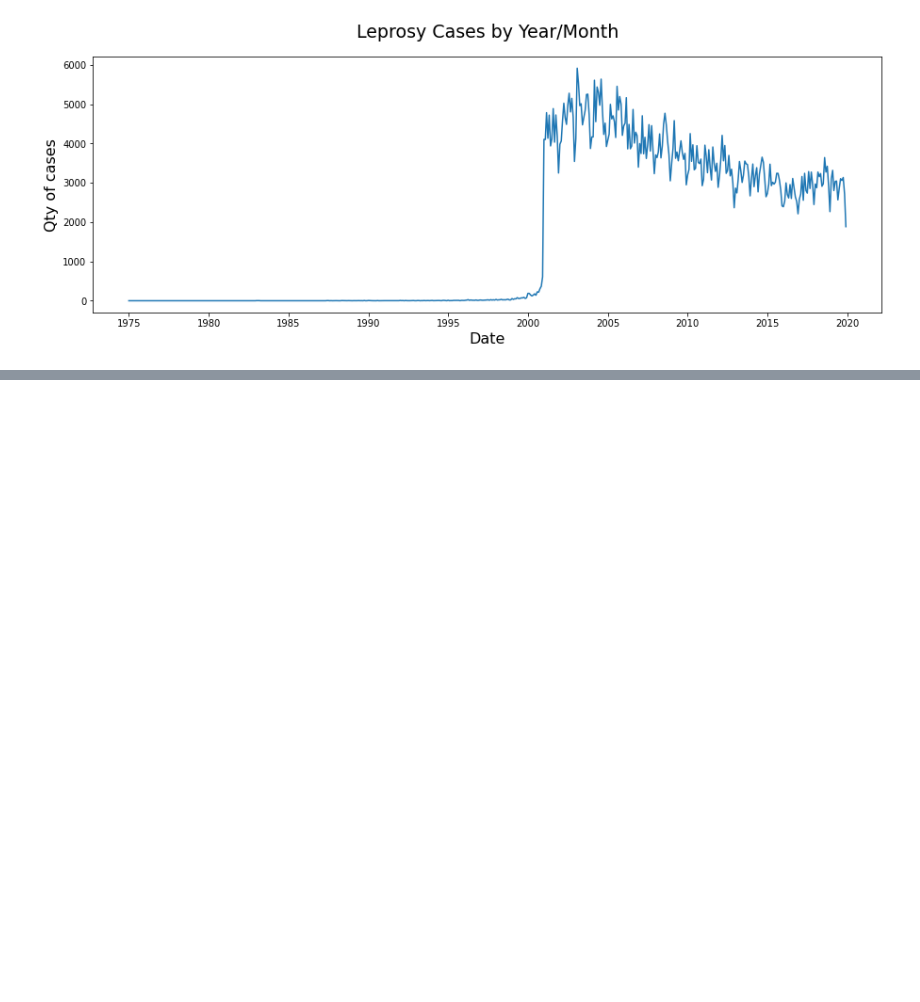
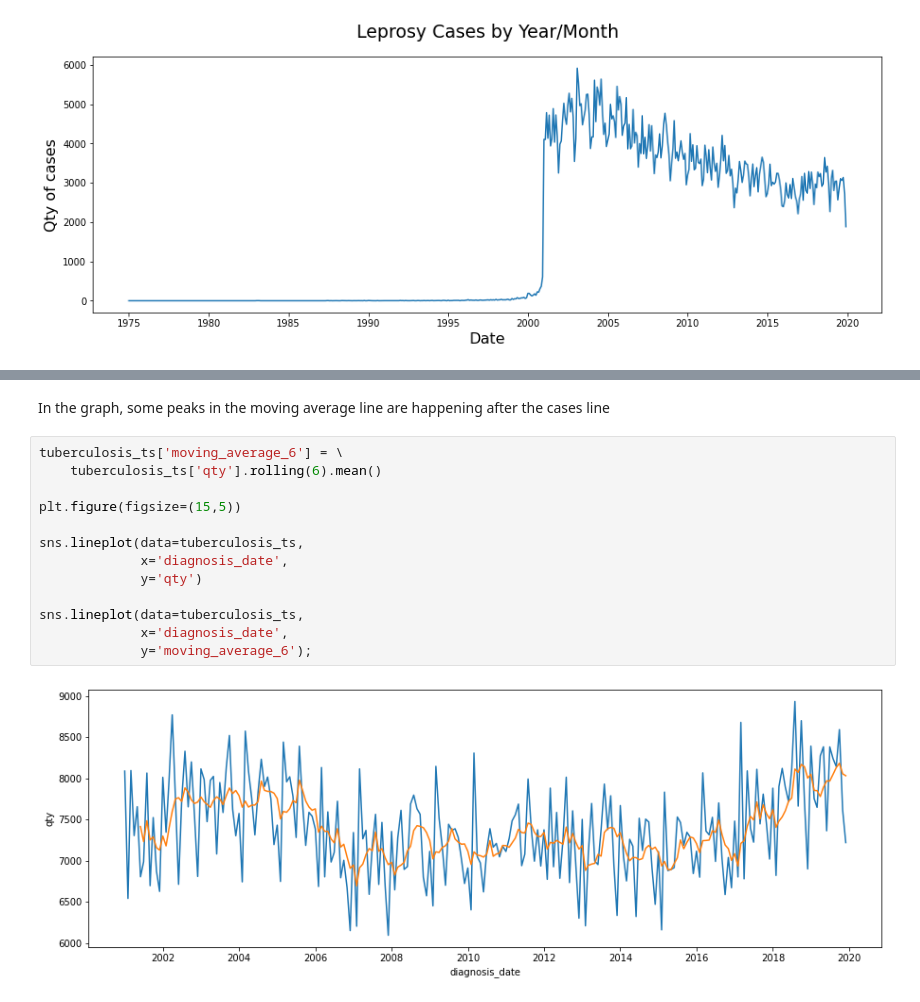
Before and after one commit to gabrielatrindade/alura-bootcamp, a Jupyter notebook: module4/lessons/tuberculosis_br.ipynb, the cells around one changed output, grey strips where cells are left out. Cells and saved outputs as stored; diff of their text form; blank space fills up the shorter version.

```diff
--- a/module4/lessons/tuberculosis_br.ipynb
+++ b/module4/lessons/tuberculosis_br.ipynb
@@ -410,0 +535,17 @@ plt.title('Leprosy Cases by Year/Month', fontsize=19, pad=20);
+# %% [markdown]
+In the graph, some peaks in the moving average line are happening after the cases line
+# %%
+tuberculosis_ts['moving_average_6'] = \
+    tuberculosis_ts['qty'].rolling(6).mean()
+
+plt.figure(figsize=(15,5))
+
+sns.lineplot(data=tuberculosis_ts,
+             x='diagnosis_date',
+             y='qty')
+
+sns.lineplot(data=tuberculosis_ts,
+             x='diagnosis_date',
+             y='moving_average_6');
+# %% [output]
+[figure, added]
```
Also changed, not shown: parts of 37 cells of this notebook.
